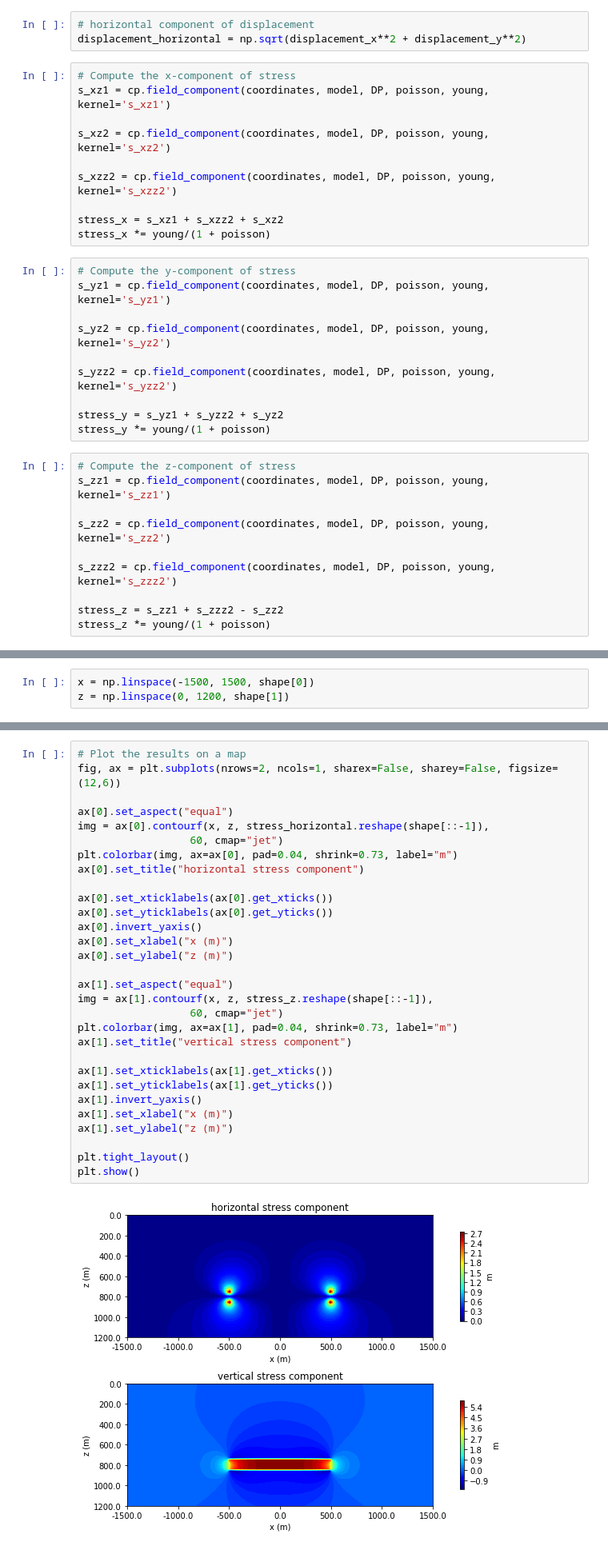
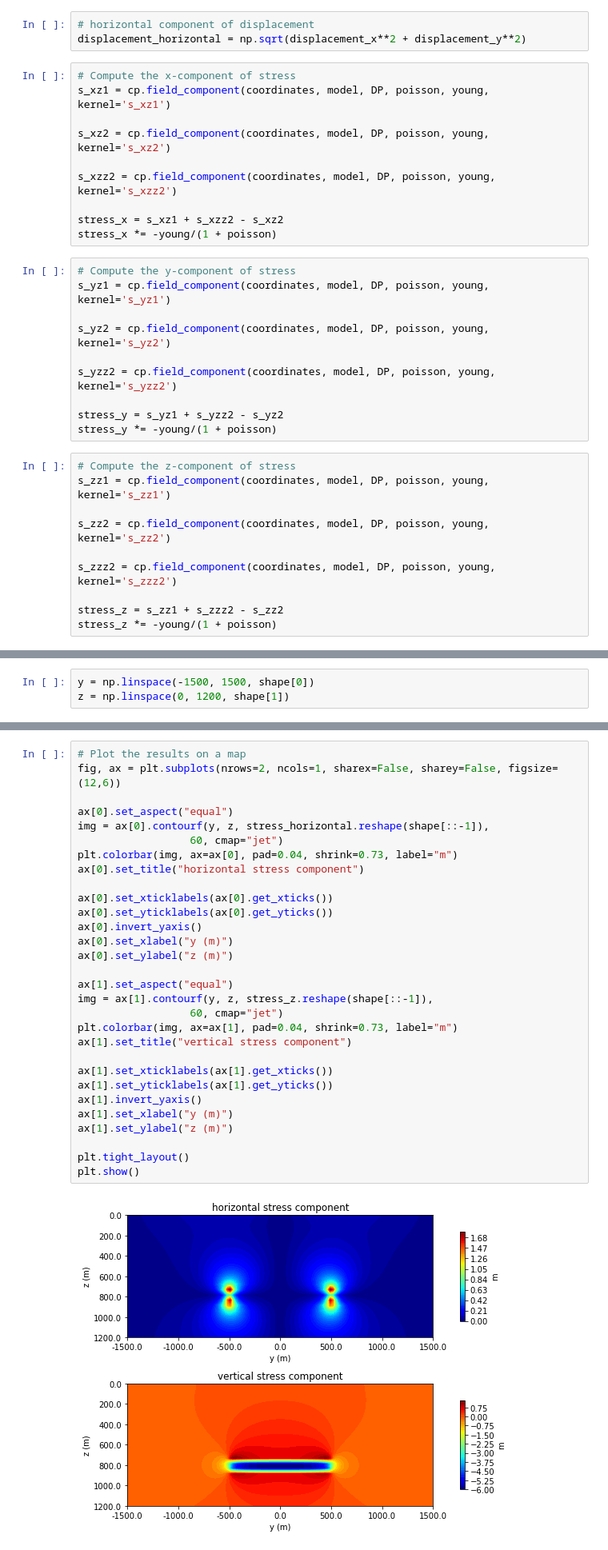
Before and after one commit to pinga-lab/DisReserv, a Jupyter notebook: code/cylindrical_reservoir.ipynb, the cells around one changed output, grey strips where cells are left out. Shown: that part at 80% size. Cells and saved outputs as stored; diff of their text form.

Commit message:
try to reproduce the stress presented by Tempone et al 2010

```diff
--- a/code/cylindrical_reservoir.ipynb
+++ b/code/cylindrical_reservoir.ipynb
@@ -87,8 +87,8 @@ s_xz2 = cp.field_component(coordinates, model, DP, poisson, young, kernel='s_xz2
 
 s_xzz2 = cp.field_component(coordinates, model, DP, poisson, young, kernel='s_xzz2')
 
-stress_x = s_xz1 + s_xzz2 + s_xz2
-stress_x *= young/(1 + poisson)
+stress_x = s_xz1 + s_xzz2 - s_xz2
+stress_x *= -young/(1 + poisson)
 # %%
 # Compute the y-component of stress
 s_yz1 = cp.field_component(coordinates, model, DP, poisson, young, kernel='s_yz1')
@@ -97,8 +97,8 @@ s_yz2 = cp.field_component(coordinates, model, DP, poisson, young, kernel='s_yz2
 
 s_yzz2 = cp.field_component(coordinates, model, DP, poisson, young, kernel='s_yzz2')
 
-stress_y = s_yz1 + s_yzz2 + s_yz2
-stress_y *= young/(1 + poisson)
+stress_y = s_yz1 + s_yzz2 - s_yz2
+stress_y *= -young/(1 + poisson)
 # %%
 # Compute the z-component of stress
 s_zz1 = cp.field_component(coordinates, model, DP, poisson, young, kernel='s_zz1')
@@ -108,7 +108,7 @@ s_zz2 = cp.field_component(coordinates, model, DP, poisson, young, kernel='s_zz2
 s_zzz2 = cp.field_component(coordinates, model, DP, poisson, young, kernel='s_zzz2')
 
 stress_z = s_zz1 + s_zzz2 - s_zz2
-stress_z *= young/(1 + poisson)
+stress_z *= -young/(1 + poisson)
 # %%
 # horizontal component of stress
 stress_horizontal = np.sqrt(stress_x**2 + stress_y**2)
@@ -117,5 +118,5 @@ stress_horizontal = np.sqrt(stress_x**2 + stress_y**2)
 # %%
-x = np.linspace(-1500, 1500, shape[0])
+y = np.linspace(-1500, 1500, shape[0])
 z = np.linspace(0, 1200, shape[1])
 # %%
 # Plot the results on a map
@@ -152,32 +153,32 @@ plt.show()
 # %%
 # Plot the results on a map
 fig, ax = plt.subplots(nrows=2, ncols=1, sharex=False, sharey=False, figsize=(12,6))
 
 ax[0].set_aspect("equal")
-img = ax[0].contourf(x, z, stress_horizontal.reshape(shape[::-1]),
+img = ax[0].contourf(y, z, stress_horizontal.reshape(shape[::-1]),
                   60, cmap="jet")
 plt.colorbar(img, ax=ax[0], pad=0.04, shrink=0.73, label="m")
 ax[0].set_title("horizontal stress component")
 
 ax[0].set_xticklabels(ax[0].get_xticks())
 ax[0].set_yticklabels(ax[0].get_yticks())
 ax[0].invert_yaxis()
-ax[0].set_xlabel("x (m)")
+ax[0].set_xlabel("y (m)")
 ax[0].set_ylabel("z (m)")
 
 ax[1].set_aspect("equal")
-img = ax[1].contourf(x, z, stress_z.reshape(shape[::-1]),
+img = ax[1].contourf(y, z, stress_z.reshape(shape[::-1]),
                   60, cmap="jet")
 plt.colorbar(img, ax=ax[1], pad=0.04, shrink=0.73, label="m")
 ax[1].set_title("vertical stress component")
 
 ax[1].set_xticklabels(ax[1].get_xticks())
 ax[1].set_yticklabels(ax[1].get_yticks())
 ax[1].invert_yaxis()
-ax[1].set_xlabel("x (m)")
+ax[1].set_xlabel("y (m)")
 ax[1].set_ylabel("z (m)")
 
 plt.tight_layout()
 plt.show()
 # %% [output]
-[figure, old version]
+[figure, new version]
```
Also changed, not shown: parts of 14 cells of this notebook.
